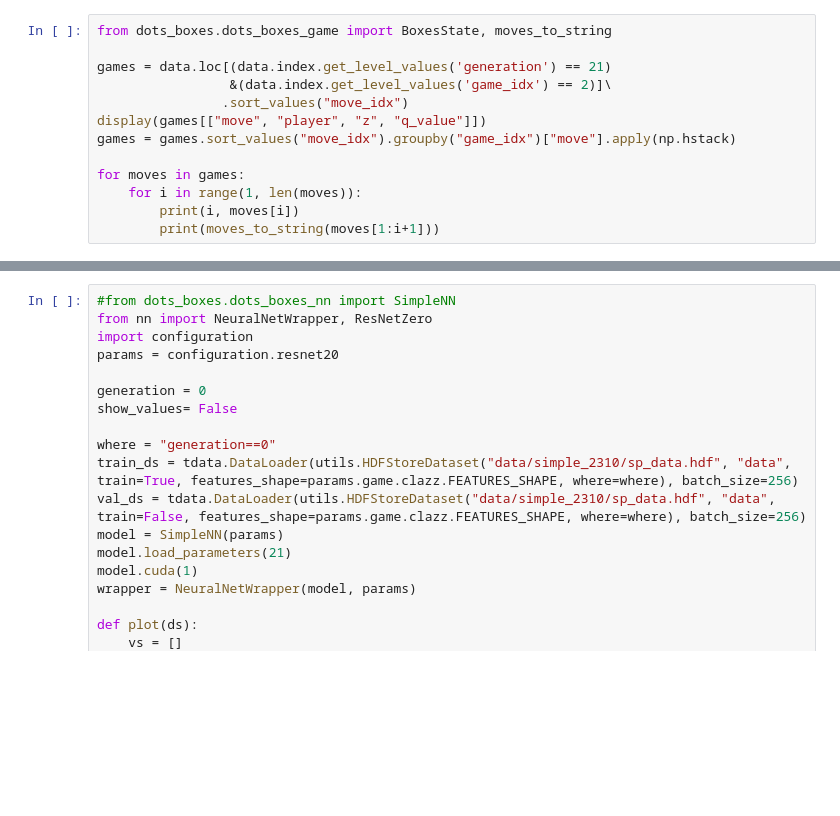
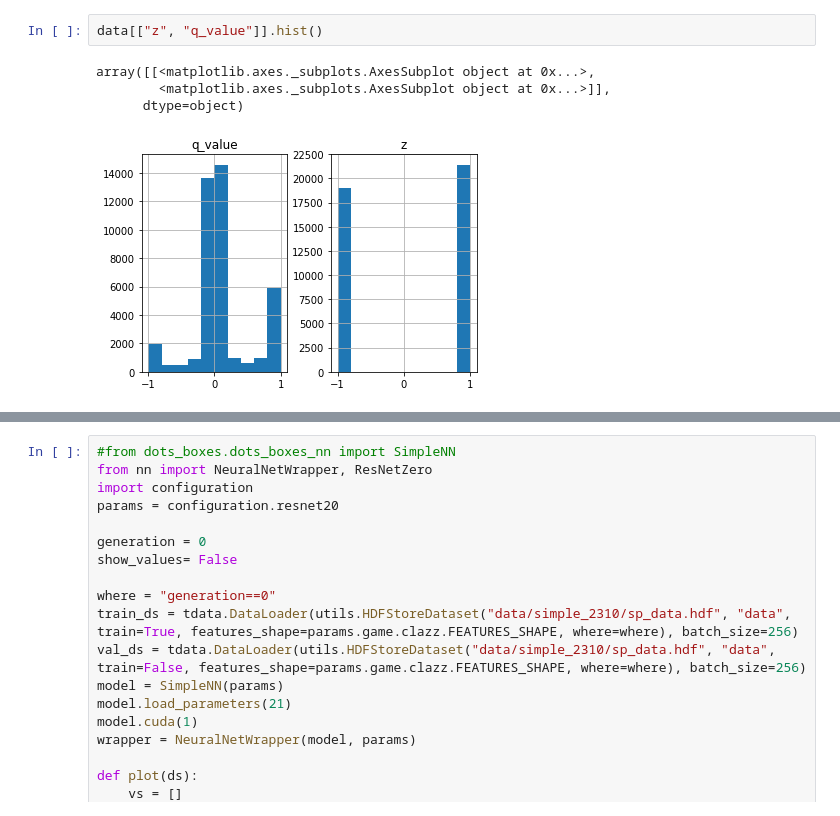
Before and after one commit to damlobster/DotsBoxesAZ, a Jupyter notebook: tests.ipynb, the cells around one changed output, grey strips where cells are left out. Saved outputs shown, nothing was run; the diff lists cells and outputs as text; blank space fills up the shorter version.

```diff
--- a/tests.ipynb
+++ b/tests.ipynb
@@ -35,13 +56,7 @@ scores
-# %%
-from dots_boxes.dots_boxes_game import BoxesState, moves_to_string
-
-games = data.loc[(data.index.get_level_values('generation') == 21)
-                 &(data.index.get_level_values('game_idx') == 2)]\
-                .sort_values("move_idx")
-display(games[["move", "player", "z", "q_value"]])
-games = games.sort_values("move_idx").groupby("game_idx")["move"].apply(np.hstack)
-
-for moves in games:
-    for i in range(1, len(moves)):
-        print(i, moves[i])
-        print(moves_to_string(moves[1:i+1]))
+# %%
+data[["z", "q_value"]].hist()
+# %% [output]
+array([[<matplotlib.axes._subplots.AxesSubplot object at 0x...>,
+        <matplotlib.axes._subplots.AxesSubplot object at 0x...>]],
+      dtype=object)
+[figure, added]
```
Also changed, not shown: parts of 11 cells of this notebook, 13 other files.
